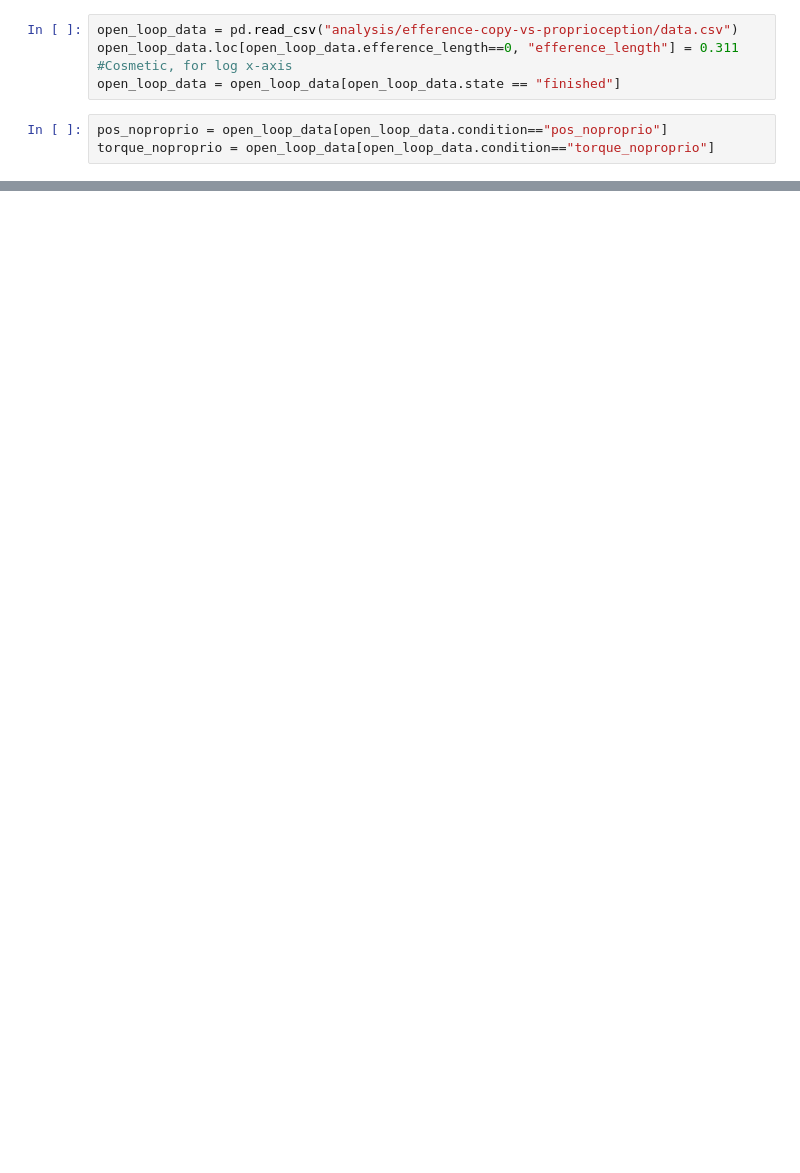
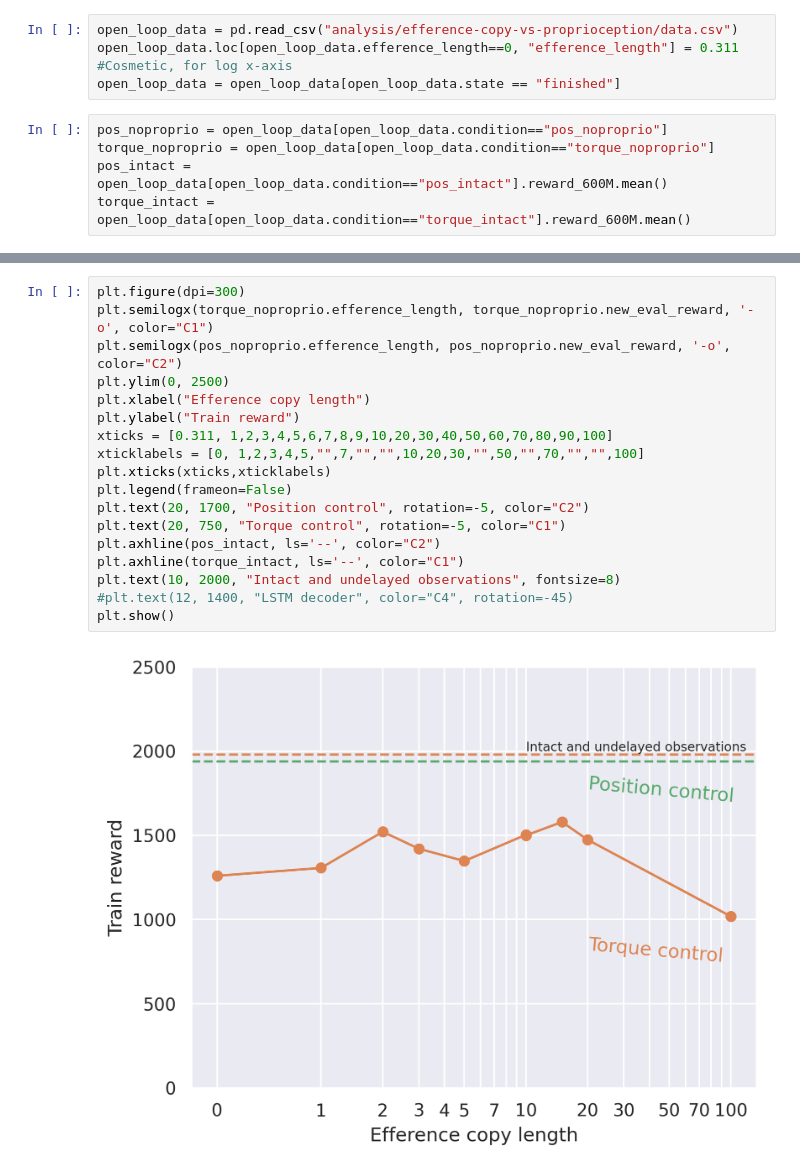
Before and after one commit to emiwar/vnl-experiments, a Jupyter notebook: position_control_plots.ipynb, the cells around one changed output, grey strips where cells are left out. Cells and saved outputs as stored; diff of their text form; blank space fills up the shorter version.

```diff
--- a/position_control_plots.ipynb
+++ b/position_control_plots.ipynb
@@ -49,3 +51,5 @@ open_loop_data = open_loop_data[open_loop_data.state == "finished"]
 # %%
 pos_noproprio = open_loop_data[open_loop_data.condition=="pos_noproprio"]
 torque_noproprio = open_loop_data[open_loop_data.condition=="torque_noproprio"]
+pos_intact = open_loop_data[open_loop_data.condition=="pos_intact"].reward_600M.mean()
+torque_intact = open_loop_data[open_loop_data.condition=="torque_intact"].reward_600M.mean()
@@ -67,0 +82,20 @@ plt.show()
+# %%
+plt.figure(dpi=300)
+plt.semilogx(torque_noproprio.efference_length, torque_noproprio.new_eval_reward, '-o', color="C1")
+plt.semilogx(pos_noproprio.efference_length, pos_noproprio.new_eval_reward, '-o', color="C2")
+plt.ylim(0, 2500)
+plt.xlabel("Efference copy length")
+plt.ylabel("Train reward")
+xticks = [0.311, 1,2,3,4,5,6,7,8,9,10,20,30,40,50,60,70,80,90,100]
+xticklabels = [0, 1,2,3,4,5,"",7,"","",10,20,30,"",50,"",70,"","",100]
+plt.xticks(xticks,xticklabels)
+plt.legend(frameon=False)
+plt.text(20, 1700, "Position control", rotation=-5, color="C2")
+plt.text(20, 750, "Torque control", rotation=-5, color="C1")
+plt.axhline(pos_intact, ls='--', color="C2")
+plt.axhline(torque_intact, ls='--', color="C1")
+plt.text(10, 2000, "Intact and undelayed observations", fontsize=8)
+#plt.text(12, 1400, "LSTM decoder", color="C4", rotation=-45)
+plt.show()
+# %% [output]
+[figure, added]
```
Also changed, not shown: parts of 6 cells of this notebook.
